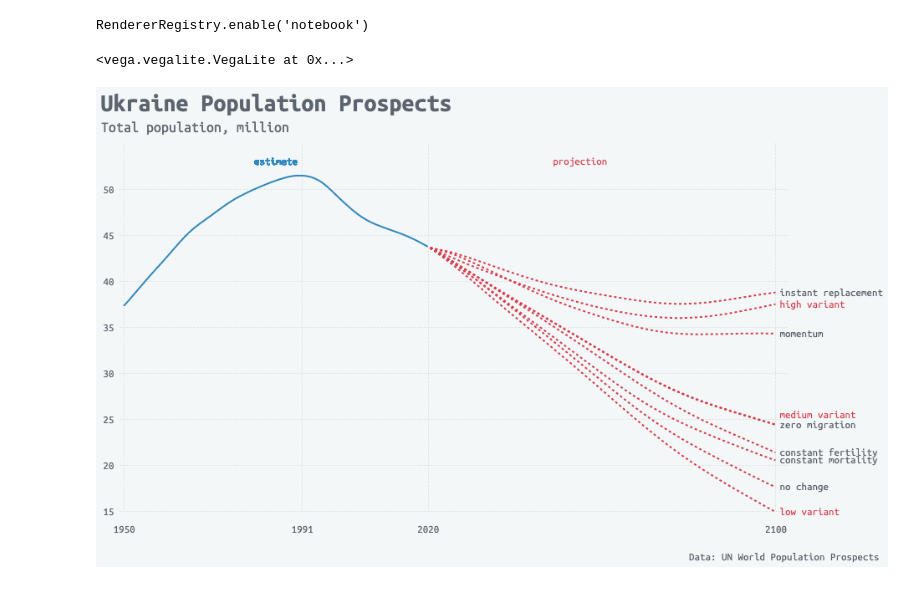
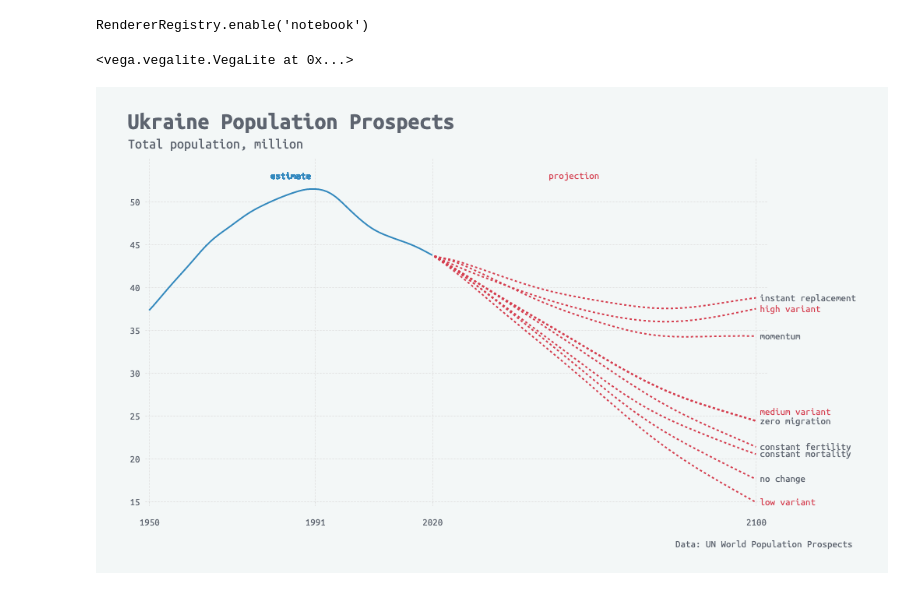
Before and after one commit to trokhymovych/Data_Visualization, a Jupyter notebook: HW1/HW1_Trokhymovych_Mykola.ipynb, the cells around one changed output. Cells and saved outputs as stored; diff of their text form; code cells hidden in the pictures.

Commit message:
Add paddings to the plot

```diff
--- a/HW1/HW1_Trokhymovych_Mykola.ipynb
+++ b/HW1/HW1_Trokhymovych_Mykola.ipynb
@@ -11,7 +11,7 @@ alt.renderers.enable('notebook')
 RendererRegistry.enable('notebook')
 # %%
 # Upploading data
-df = pd.read_csv('https://github.com/trokhymovych/data-viz-UCU2019/raw/master/population_prospects.csv')
+df = pd.read_csv('https://github.com/trokhymovych/data-viz-UCU2019/raw/master/HW1/population_prospects.csv')
 
 # separate (as we could not do line dash encoding)
 df1 = df[df.type=='estimate']
@@ -44,7 +44,8 @@ axisX = alt.Axis(gridDash = [1, 0, 1],
                  values = [1950,1991,2020,2100],
                  grid=True,
                  domain=False,
-                 ticks=False,
+                 tickDash=[1, 0, 1],
+                 tickColor = 'lightgray',
                  labelAngle =0,
                  labelColor = Gray,
                  labelFont = font,
@@ -137,32 +138,33 @@ annot2 = alt.Chart(text_df2).mark_text(fontSize=13, font=font, color = Gray, ali
 ).transform_calculate(
     population_='datum.population/1000'
 ).properties(height=440)
 
 #footer
 text_df3 = pd.DataFrame({'text':['Data: UN World Population Prospects']})
 footer = alt.Chart(text_df3).mark_text(fontSize=13, font=font, color = Gray, align='center').encode(
     y = alt.Y('population_:Q',title='', axis=ax2),
     x = alt.X('height:N', title=''),
     text='text'
 ).transform_calculate(
     height='2120',
 ).transform_calculate(
     population_='10'
 )
 
 # composition of all parts
 mainn = alt.layer(main1, main2, text_1, text_2, annot1, annot2, footer
-).configure(background=background
+).configure(background=background,  padding={"left": 40, "top": 30, "right": 40, "bottom": 30}
+
 ).configure_view(
     stroke='transparent'
 ).configure_axis(
     domainWidth=0.8
 ).configure_title(fontSize=30,
                   color = Gray,
                   font=font,
                   anchor = 'start'
 )
 mainn
 # %% [output]
 <vega.vegalite.VegaLite at 0x...>
-[figure, old version]
+[figure, new version]
```
Also changed, not shown: 2 other files.
